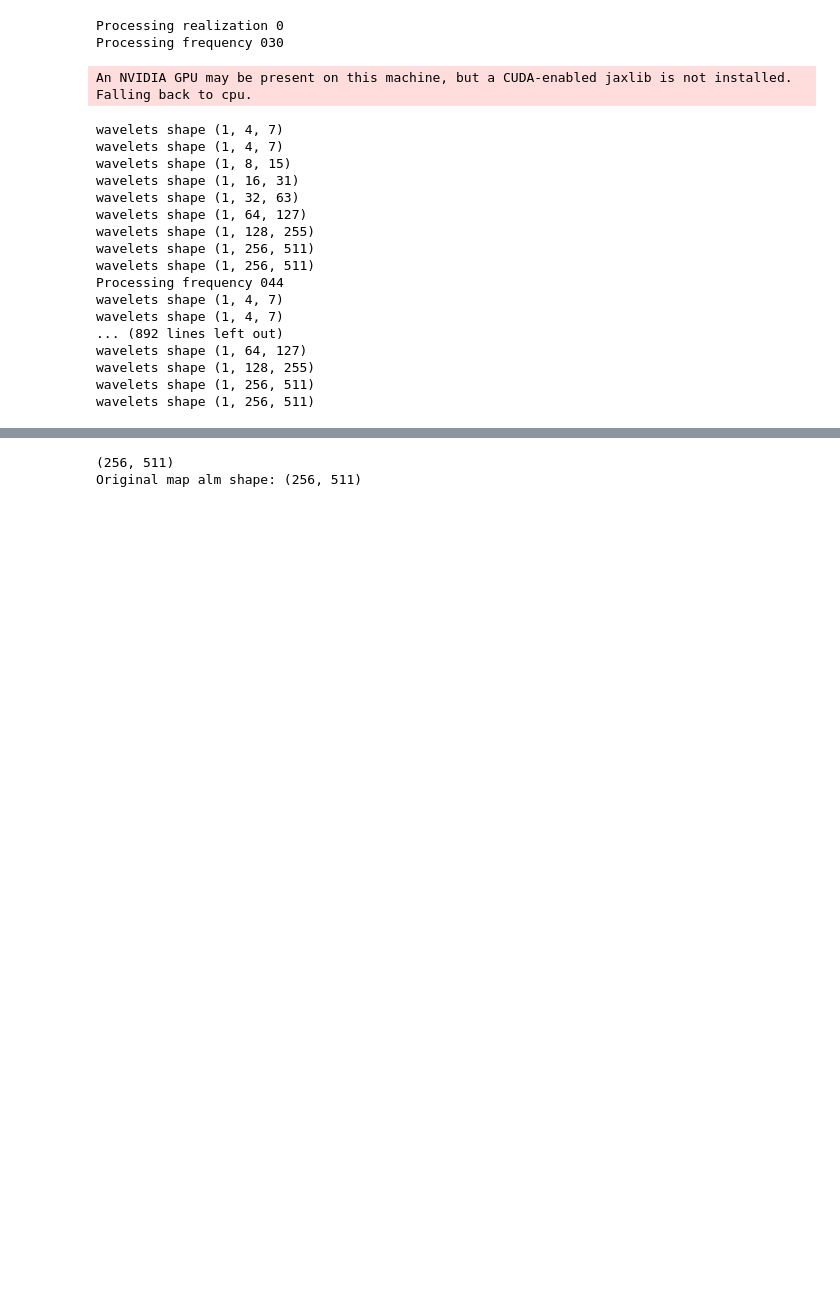
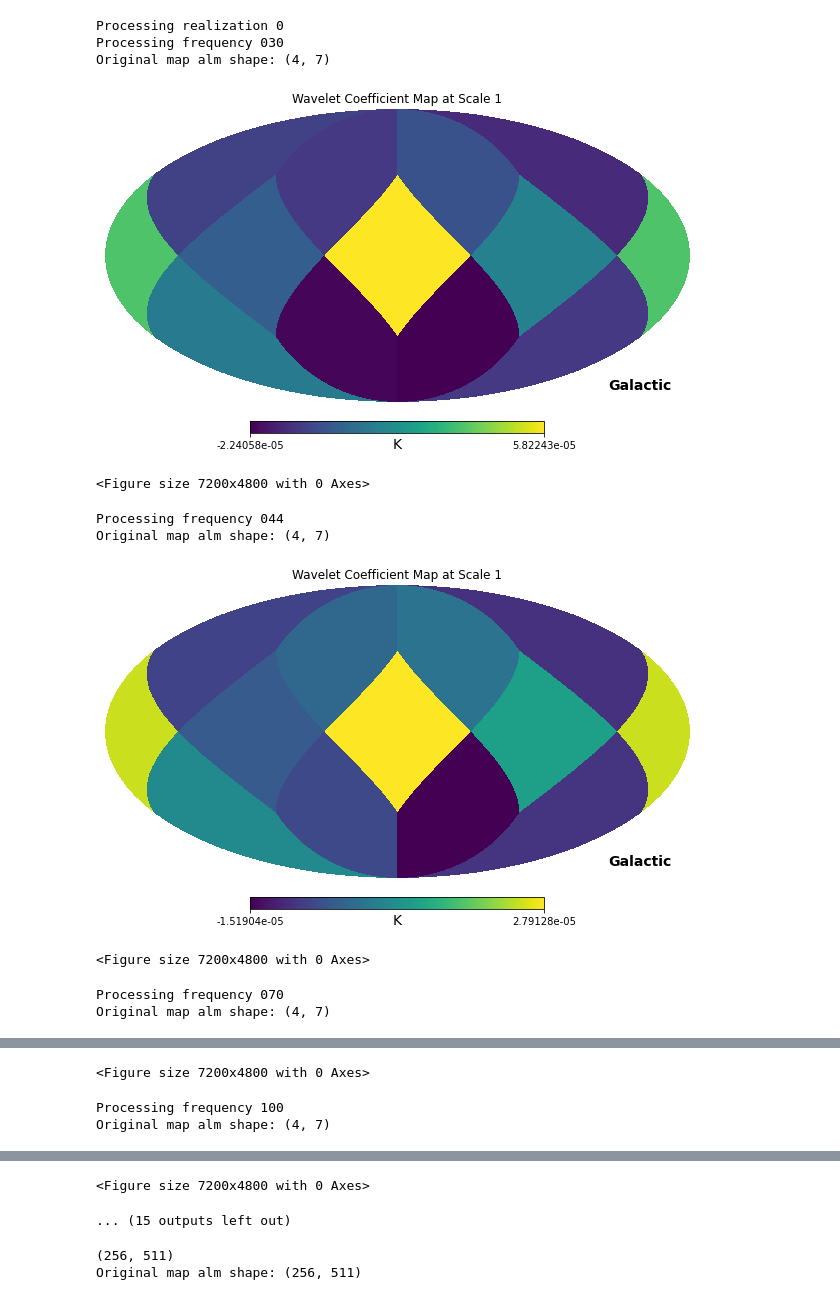
Before and after one commit to CodefromMax/CMB_plot, a Jupyter notebook: code/generate_wavelets.ipynb, the cells around one changed output, grey strips where cells are left out. Cells and saved outputs as stored; diff of their text form; code cells hidden in the pictures; blank space fills up the shorter version.

```diff
--- a/code/generate_wavelets.ipynb
+++ b/code/generate_wavelets.ipynb
@@ -94,9 +94,12 @@ def visualize_wavelet_coefficient_map(MW_Pix_Map,title, min=None, max=None):
         original_hp_map,
         coord=["G"],
         title=title,
+        xsize = 3000,
         unit=r"K",
         # min=min, max=max,  # Uncomment and adjust these as necessary for better visualization contrast
     )
+    plt.figure(dpi=1200)
+    plt.show()
 
 def wavelet_transform(mw_map, L_max, N_directions):
     filter = filters.filters_directional_vectorised(L_max, N_directions)
@@ -141,8 +144,9 @@ def generate_wavelets(CMB_map_path, frequency, L_max, N_directions, realization)
 
     # Print shapes for verification
     # for i in range(len(loaded_wavelet_coeffs)):
+    for i in range(1,2):
         # print("wavelets shape", loaded_wavelet_coeffs[i].shape)
-        # visualize_wavelet_coefficient_map(loaded_wavelet_coeffs[i], f"Wavelet {i}", frequency)
+        visualize_wavelet_coefficient_map(loaded_wavelet_coeffs[i], f"Wavelet Coefficient Map at Scale {i}", frequency)
     return loaded_wavelet_coeffs, loaded_scaling_coeffs, original_MW_Map
 
 
@@ -170,51 +174,43 @@ def process_cmb_data(L_max, N_directions, realization_list, frequencies, data_pa
     generate_wavelets (function): Function to generate wavelets, taking parameters CMB_map_path, frequency, L_max, N_directions, realization.
     """
 
 
     for realization in realization_list:
         realization_str = str(realization).zfill(4)
         print(f"Processing realization {realization}")
         for frequency in frequencies:
             print(f"Processing frequency {frequency}")
             CMB_map_path = data_path_template.format(frequency=frequency, L_max = L_max, realization=realization_str)
             if not os.path.exists(CMB_map_path):
                 print(f"File {CMB_map_path} does not exist")
                 continue
             wavelet_path = f"wavelet_transform/wavelets/wav_MW_maps/Wav_MW_Pix_F{frequency}_S5_R{realization_str}.npy"
             # if os.path.exists(wavelet_path):
             #     print(f"File {wavelet_path} already exist")
             #     continue
             wavelet, scal, original = generate_wavelets(CMB_map_path, frequency, L_max, N_directions, realization)
-    return wavelet, scal, original
+            # return wavelet, scal, original
         # You can add any additional processing or saving logic here if needed
 
 # Example usage
 L_max = 256
 N_directions = 1
-realization_list = range(10)
+realization_list = range(1)
 frequencies = ["030", "044", "070", "100", "143", "217", "353", "545", "857"]
 # data_path_template = 'CMB_total/CSN_HP_Map_F{frequency}_L{L_max}_R{realization}.fits'
 data_path_template = 'CMB_total/CSN_HP_Map_F{frequency}_L{L_max}_R{realization}.fits'
 
-wavelet, scal, original = process_cmb_data(L_max, N_directions, realization_list, frequencies, data_path_template)
+# wavelet, scal, original =
+process_cmb_data(L_max, N_directions, realization_list, frequencies, data_path_template)
 # %% [output]
 Processing realization 0
 Processing frequency 030
+Original map alm shape: (4, 7)
+[figure, added]
-An NVIDIA GPU may be present on this machine, but a CUDA-enabled jaxlib is not installed. Falling back to cpu.
+<Figure size 7200x4800 with 0 Axes>
-wavelets shape (1, 4, 7)
-wavelets shape (1, 4, 7)
-wavelets shape (1, 8, 15)
-wavelets shape (1, 16, 31)
-wavelets shape (1, 32, 63)
-wavelets shape (1, 64, 127)
-wavelets shape (1, 128, 255)
-wavelets shape (1, 256, 511)
-wavelets shape (1, 256, 511)
 Processing frequency 044
-wavelets shape (1, 4, 7)
-wavelets shape (1, 4, 7)
-... (892 lines left out)
-wavelets shape (1, 64, 127)
-wavelets shape (1, 128, 255)
-wavelets shape (1, 256, 511)
-wavelets shape (1, 256, 511)
+Original map alm shape: (4, 7)
+[figure, added]
+<Figure size 7200x4800 with 0 Axes>
+Processing frequency 070
+Original map alm shape: (4, 7)
@@ -220,0 +218,3 @@ wavelets shape (1, 256, 511)
+<Figure size 7200x4800 with 0 Axes>
+Processing frequency 100
+Original map alm shape: (4, 7)
@@ -221,3 +222,5 @@ wavelets shape (1, 256, 511)
+<Figure size 7200x4800 with 0 Axes>
+... (15 outputs left out)
 # %%
 from s2wav import filters
 L_max = 256
```
Also changed, not shown: parts of 1 cell of this notebook, 1 other file.
